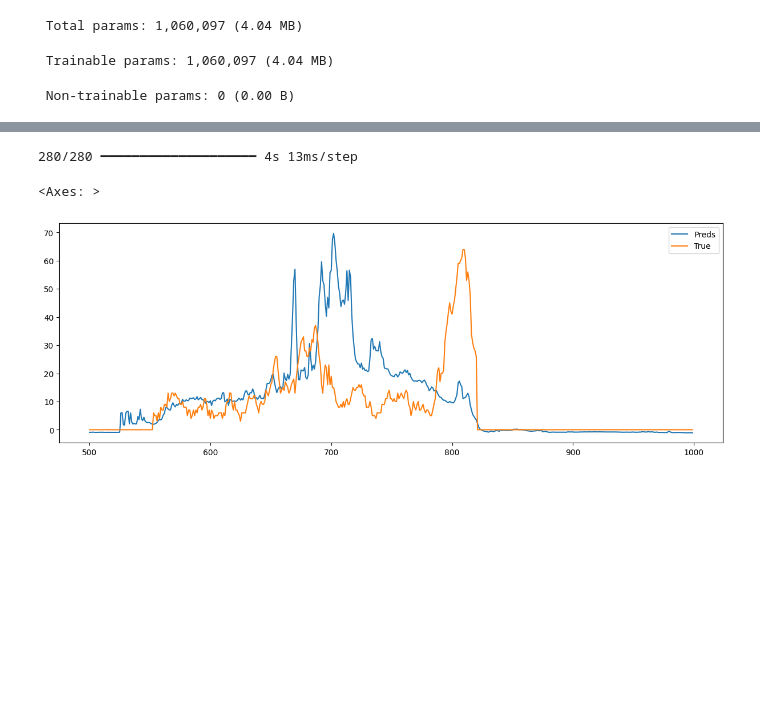
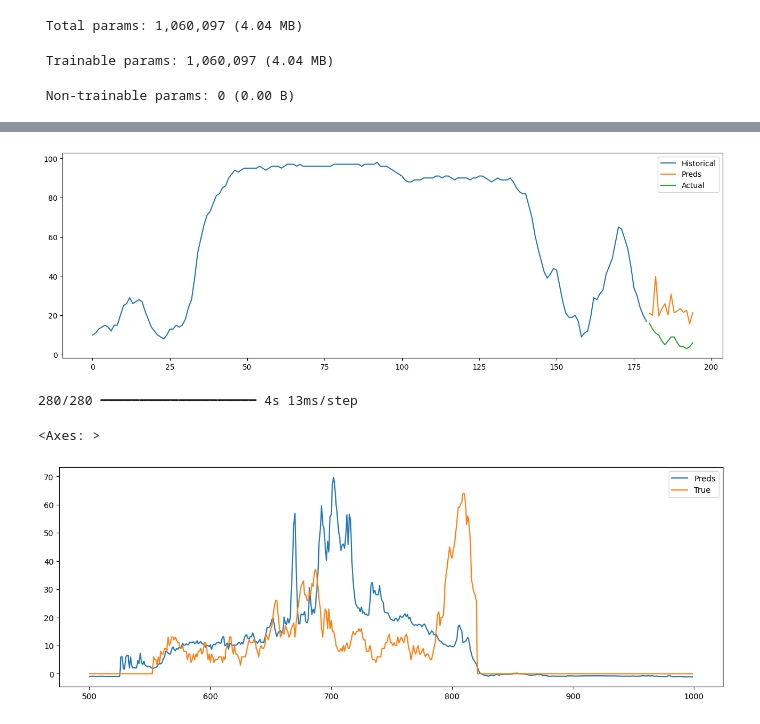
Before and after one commit to lordaarush/Cloud-Cover-Detection, a Jupyter notebook: clouds-movement-prediction.ipynb, the cells around one changed output, grey strips where cells are left out. Drawn from its saved outputs; the diff is of its cells as text; code cells hidden in the pictures; blank space fills up the shorter version.

```diff
--- a/clouds-movement-prediction.ipynb
+++ b/clouds-movement-prediction.ipynb
@@ -1240,0 +1364,18 @@ ValueError: operands could not be broadcast together with shapes (180,16) (15,)
+# %%
+# fig,ax = plt.subplots(figsize = (15,5))
+# ax.plot(np.concatenate([batch1x[2,:,-1]]))
+x_val,y_true = dataset_val.as_numpy_iterator().next()
+def plotter(x,y_true,y_pred):
+    pred_df = pd.DataFrame(np.full((195,3),np.nan), columns = ["Historical","Preds","Actual"])
+    pred_df.loc[180:,["Preds","Actual"]] = np.column_stack([scalery.inverse_transform(y_pred.reshape(-1)),scalery.inverse_transform(y_true)])
+    pred_df.loc[:179,["Historical"]] = scalery.inverse_transform(x[:,-1].reshape(-1,1)),
+
+    pred_df.plot(figsize = (16,5))
+
+def plot_decoder_forecast(x,y):
+    pred = model.predict(x.reshape(1,180,16))
+    print(pred.shape)
+    # shape = (batchsize, 15, 1)
+
+
+# plt.legend(['Train', 'Val', 'Predictions'], loc='lower right')
@@ -1321,0 +1429,4 @@ array([[24.478645]], dtype=float32)
+# %%
+idx = 260
+plot_decoder_forecast(x_val[idx], y_true[idx])
+# %% [output]
@@ -1322,3 +1435,4 @@ array([[24.478645]], dtype=float32)
+[figure, added]
 # %%
 scalery.inverse_transform(model.predict(X_train[0]))
 # %%
```
Also changed, not shown: parts of 86 cells of this notebook.
